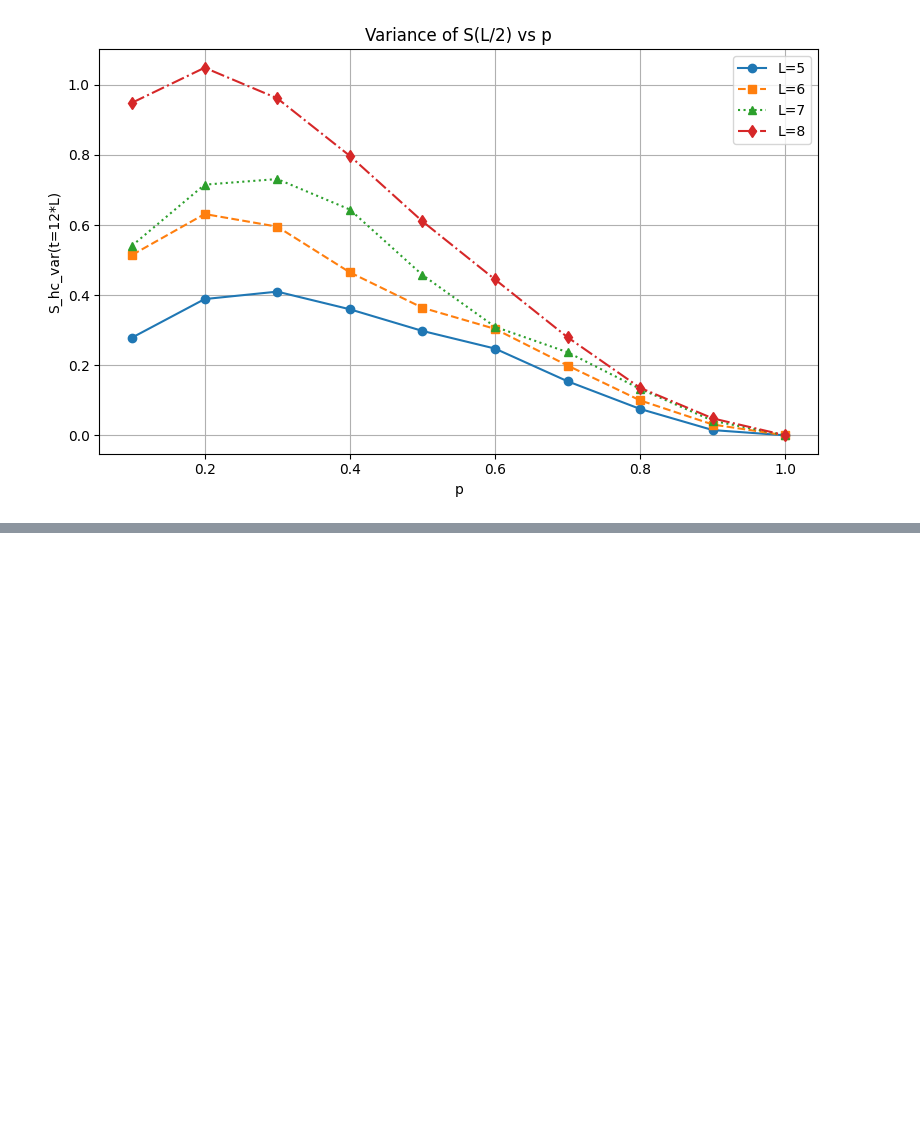
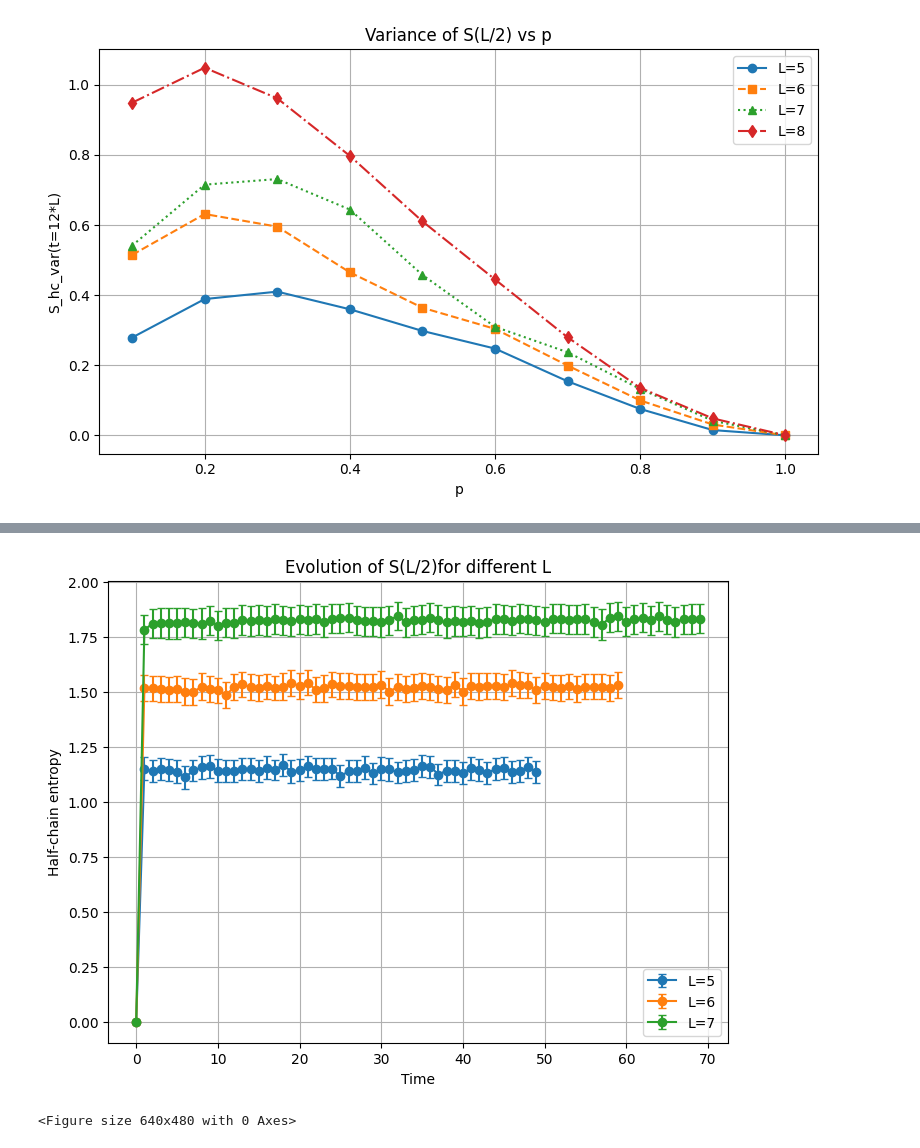
Before and after one commit to uditvarma/s3, a Jupyter notebook: helper_py.ipynb, the cells around one changed output, grey strips where cells are left out. Cells and saved outputs as stored; diff of their text form; code cells hidden in the pictures; blank space fills up the shorter version.

```diff
--- a/helper_py.ipynb
+++ b/helper_py.ipynb
@@ -1565,0 +1716,47 @@ plt.savefig('S_hc_var_T12L_vs_p_s3.svg')
+# %%
+import numpy as np
+import matplotlib.pyplot as plt
+import glob
+import re
+import os
+
+# Path to your folder
+path = "/Users/uditvarma/Documents/s3_data/mean_hc/"
+
+# Find all Emean and Evar files
+mean_files = sorted(glob.glob(os.path.join(path, "Emean_*.npy")))
+var_files  = sorted(glob.glob(os.path.join(path, "Evar_*.npy")))
+
+# Regex to extract L
+pattern = re.compile(r"L(\d+)")
+
+plt.figure(figsize=(8,6))
+
+for mfile in mean_files:
+    # Matching variance file
+    vfile = mfile.replace("Emean", "Evar")
+    if not os.path.exists(vfile):
+        continue
+
+    # Extract L value
+    L = int(pattern.search(mfile).group(1))
+
+    # Load arrays
+    mean = np.load(mfile)
+    var  = np.load(vfile)
+    err  = np.sqrt(var)/np.sqrt(50)  # Standard error
+
+    # Plot with error bars
+    x = np.arange(len(mean))
+    plt.errorbar(x, mean, yerr=err, label=f"L={L}", capsize=3, marker='o', linestyle='-')
+
+plt.xlabel("Time")
+plt.ylabel("Half-chain entropy")
+plt.title("Evolution of S(L/2)for different L")
+plt.legend()
+plt.grid(True)
+plt.show()
+plt.savefig('S_hc_vs_t_varbars_allL.svg')
+# %% [output]
+[figure, added]
+<Figure size 640x480 with 0 Axes>
```
Also changed, not shown: parts of 16 cells of this notebook, 7 other files.
